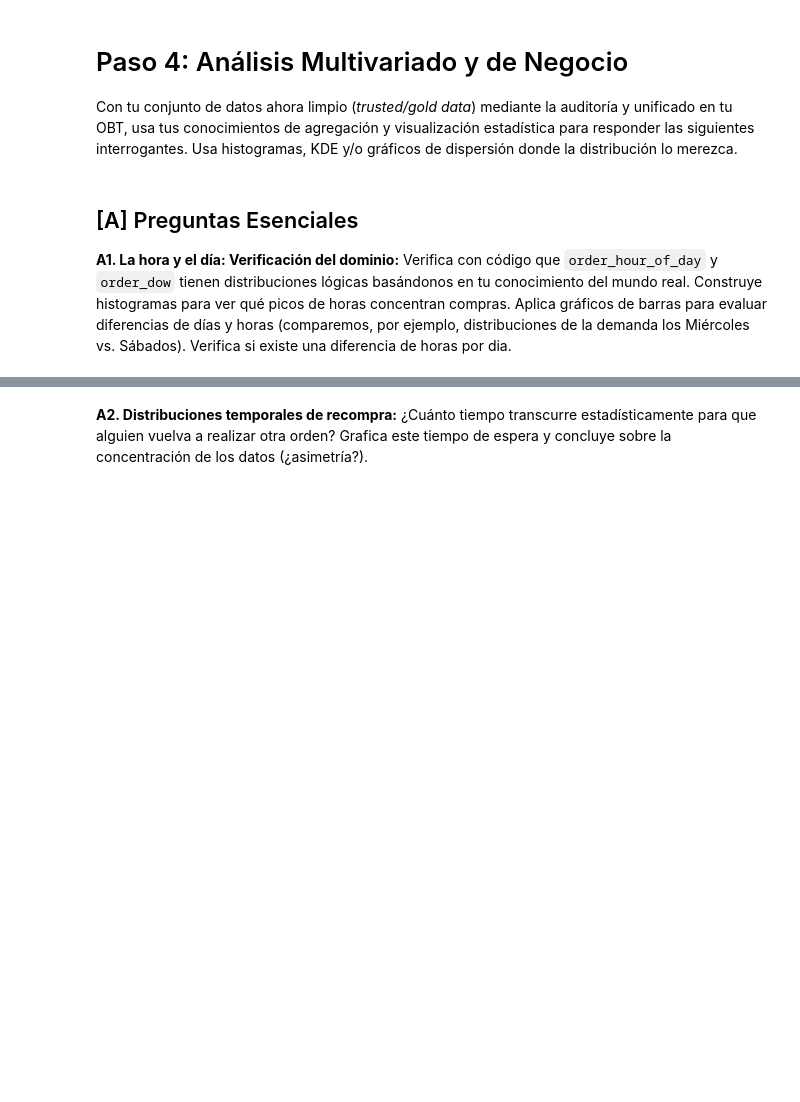
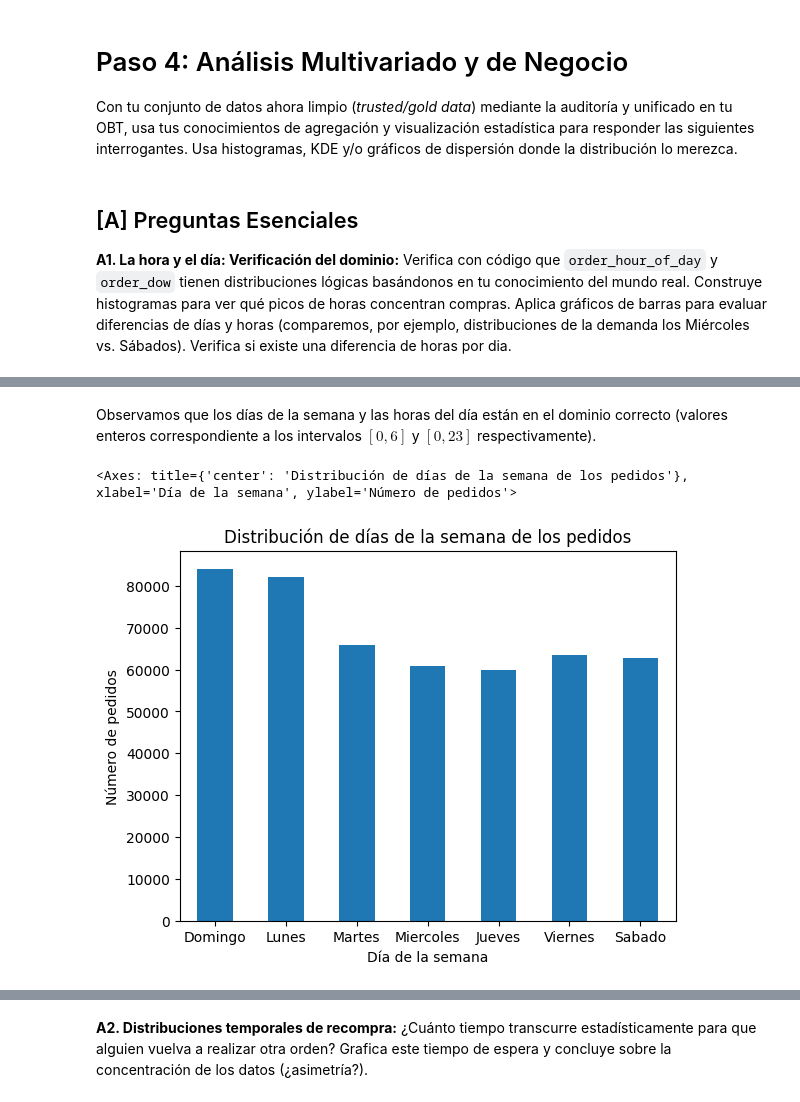
Before and after one commit to NicoCarrion02/ds-week-2, a Jupyter notebook: taller_3_nicolas_carrion.ipynb, the cells around one changed output, grey strips where cells are left out. Saved outputs shown, nothing was run; the diff lists cells and outputs as text; code cells hidden in the pictures; blank space fills up the shorter version.

```diff
--- a/taller_3_nicolas_carrion.ipynb
+++ b/taller_3_nicolas_carrion.ipynb
@@ -951,3 +970,8 @@ Con tu conjunto de datos ahora limpio (*trusted/gold data*) mediante la auditor
 
 **A1. La hora y el día: Verificación del dominio:**
 Verifica con código que `order_hour_of_day` y `order_dow` tienen distribuciones lógicas basándonos en tu conocimiento del mundo real. Construye histogramas para ver qué picos de horas concentran compras. Aplica gráficos de barras para evaluar diferencias de días y horas (comparemos, por ejemplo, distribuciones de la demanda los Miércoles vs. Sábados). Verifica si existe una diferencia de horas por dia.
+# %%
+orders_datetime = obt[['order_id', 'order_dow', 'order_hour_of_day']].drop_duplicates()
+display(orders_datetime.info())
+display(orders_datetime.describe().iloc[1:])
+display(orders_datetime.head())
@@ -953,0 +1004,23 @@ Verifica con código que `order_hour_of_day` y `order_dow` tienen distribuciones
+# %% [markdown]
+Observamos que los días de la semana y las horas del día están en el dominio correcto (valores enteros correspondiente a los intervalos $[0,6]$ y $[0,23]$ respectivamente).
+# %%
+dow_map = {
+    0: 'Domingo',
+    1: 'Lunes',
+    2: 'Martes',
+    3: 'Miercoles',
+    4: 'Jueves',
+    5: 'Viernes',
+    6: 'Sabado'
+}
+
+orders_datetime['order_dow'].map(dow_map).value_counts().reindex([dow_map[i] for i in range(7)], fill_value=0).plot(
+    kind='bar',
+    title='Distribución de días de la semana de los pedidos',
+    xlabel='Día de la semana',
+    ylabel='Número de pedidos',
+    rot=0,
+)
+# %% [output]
+<Axes: title={'center': 'Distribución de días de la semana de los pedidos'}, xlabel='Día de la semana', ylabel='Número de pedidos'>
+[figure, added]
```
Also changed, not shown: parts of 30 cells of this notebook.
